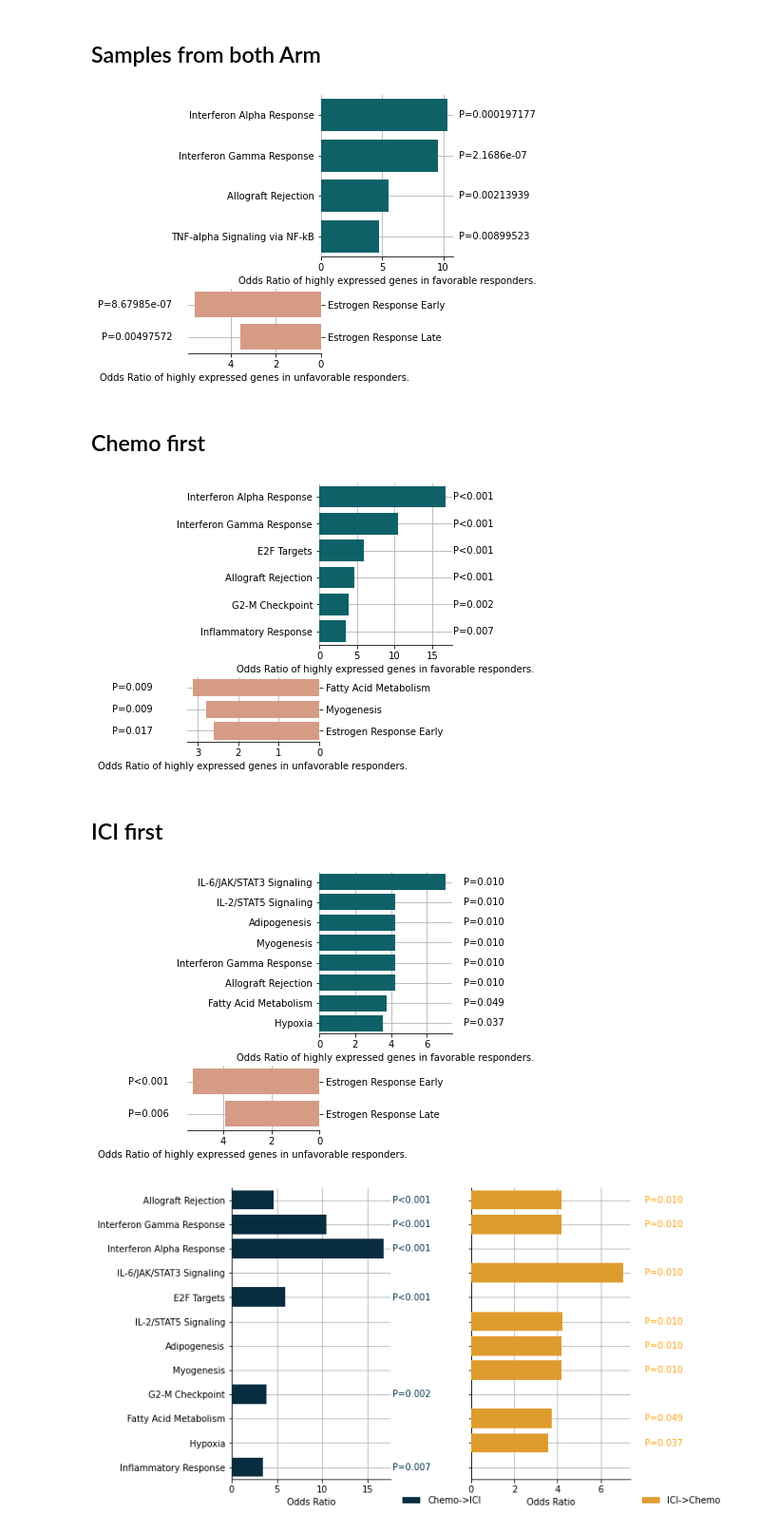
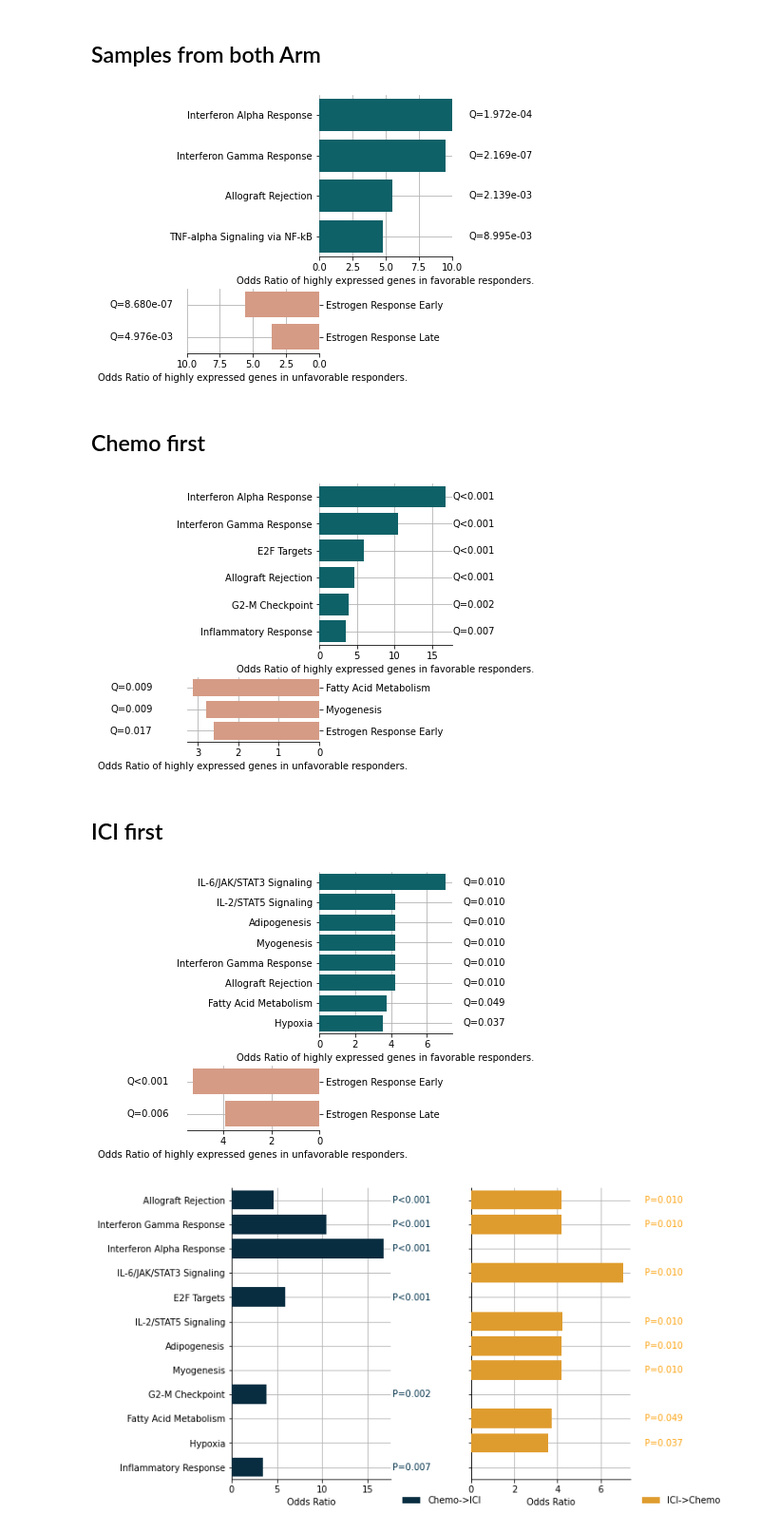
Before and after one commit to jingxinfu/primary_hr_brca_io_treated_genomic_analysis, a Jupyter notebook: notebooks/2_Transcriptomic_landscape of the trial population.ipynb, the cells around one changed output. Shown at 95% size. Cells and saved outputs as stored; diff of their text form; code cells hidden in the pictures.

```diff
--- a/notebooks/2_Transcriptomic_landscape of the trial population.ipynb
+++ b/notebooks/2_Transcriptomic_landscape of the trial population.ipynb
@@ -299,7 +300,7 @@ order = data.sort_values(x,ascending=False)['Term']
 ax = axs['B']
 sns.barplot(data=data,x=x,y=y,ax=ax,order=order,color=COLOR_PAlETTE['BestResponse']['0-I'],dodge=False,zorder=3)
 ax.grid(axis='both',zorder=0)
-
+ax.set_xlim(0,10)
 for ytick in ax.get_yticklabels():
     y_loc = ytick.get_position()[1]
     label = ytick.get_text()
@@ -308,38 +309,39 @@ for ytick in ax.get_yticklabels():
     if row.size>0:
         pvalue = row['Adjusted P-value'].values[0]
 
-        pvalue = 'P<0.00000001' if pvalue <0.00000001 else f'P={pvalue:g}'
+        pvalue = 'Q<0.00000001' if pvalue <0.00000001 else f'Q={pvalue:.3e}'
         ax.text(x=xmax,y=y_loc,s=pvalue,color='k',va='center',ha='left')
         xmax *=1.25
 ax.set(ylabel='',xlabel='Odds Ratio of highly expressed genes in favorable responders.')
 ax.spines[['left']].set_visible(False)
 
 ## Down
 data = sub_df.loc[sub_df.Direction=='Down',:].copy()
 data[y] = data[y].astype(str)
 order = data.sort_values(x,ascending=False)['Term']
 ax = axs['C']
 sns.barplot(data=data,x=x,y=y,ax=ax,order=order,color=COLOR_PAlETTE['BestResponse']['II-III'],dodge=False,zorder=3)
 ax.yaxis.tick_right()
+ax.set_xlim(0,10)
 ax.invert_xaxis()
 ax.grid(axis='both',zorder=0)
 for ytick in ax.get_yticklabels():
     y_loc = ytick.get_position()[1]
     label = ytick.get_text()
-    xmax = data[x].max()+1
+    xmax = 10+1
     row = data.loc[data[y]==label,:]
     if row.size>0:
         pvalue = row['Adjusted P-value'].values[0]
-        pvalue = 'P<0.00000001' if pvalue <0.00000001 else f'P={pvalue:g}'
+        pvalue = 'Q<0.00000001' if pvalue <0.00000001 else f'Q={pvalue:.3e}'
         ax.text(x=xmax,y=y_loc,s=pvalue,color='k',va='center',ha='right')
         xmax *=1.25
 ax.set(ylabel='',xlabel='Odds Ratio of highly expressed genes in unfavorable responders.')
 ax.spines[['left']].set_visible(False)
 
 plt.subplots_adjust(wspace=0,hspace=.5)
 # ax.set(title='Enriched Genesets in patients with RCB=0-I. (Baseline)',ylabel='')
 # %% [output]
-[figure, old version]
+[figure, new version]
 # %% [markdown]
 ## Chemo first
 # %%
@@ -374,7 +376,7 @@ for ytick in ax.get_yticklabels():
     row = data.loc[data[y]==label,:]
     if row.size>0:
         pvalue = row['Adjusted P-value'].values[0]
-        pvalue = 'P<0.001' if pvalue <0.001 else f'P={pvalue:.3f}'
+        pvalue = 'Q<0.001' if pvalue <0.001 else f'Q={pvalue:.3f}'
         ax.text(x=xmax,y=y_loc,s=pvalue,color='k',va='center',ha='left')
         xmax *=1.25
 ax.set(ylabel='',xlabel='Odds Ratio of highly expressed genes in favorable responders.')
@@ -396,7 +398,7 @@ for ytick in ax.get_yticklabels():
     row = data.loc[data[y]==label,:]
     if row.size>0:
         pvalue = row['Adjusted P-value'].values[0]
-        pvalue = 'P<0.001' if pvalue <0.001 else f'P={pvalue:.3f}'
+        pvalue = 'Q<0.001' if pvalue <0.001 else f'Q={pvalue:.3f}'
         ax.text(x=xmax,y=y_loc,s=pvalue,color='k',va='center',ha='right')
         xmax *=1.25
 ax.set(ylabel='',xlabel='Odds Ratio of highly expressed genes in unfavorable responders.')
@@ -405,7 +407,7 @@ ax.spines[['left']].set_visible(False)
 plt.subplots_adjust(wspace=0,hspace=.5)
 # ax.set(title='Enriched Genesets in patients with RCB=0-I. (Baseline)',ylabel='')
 # %% [output]
-[figure, old version]
+[figure, new version]
 # %% [markdown]
 ## ICI first
 # %%
@@ -440,7 +442,7 @@ for ytick in ax.get_yticklabels():
     row = data.loc[data[y]==label,:]
     if row.size>0:
         pvalue = row['Adjusted P-value'].values[0]
-        pvalue = 'P<0.001' if pvalue <0.001 else f'P={pvalue:.3f}'
+        pvalue = 'Q<0.001' if pvalue <0.001 else f'Q={pvalue:.3f}'
         ax.text(x=xmax,y=y_loc,s=pvalue,color='k',va='center',ha='left')
         xmax *=1.25
 ax.set(ylabel='',xlabel='Odds Ratio of highly expressed genes in favorable responders.')
@@ -462,7 +464,7 @@ for ytick in ax.get_yticklabels():
     row = data.loc[data[y]==label,:]
     if row.size>0:
         pvalue = row['Adjusted P-value'].values[0]
-        pvalue = 'P<0.001' if pvalue <0.001 else f'P={pvalue:.3f}'
+        pvalue = 'Q<0.001' if pvalue <0.001 else f'Q={pvalue:.3f}'
         ax.text(x=xmax,y=y_loc,s=pvalue,color='k',va='center',ha='right')
         xmax *=1.25
 ax.set(ylabel='',xlabel='Odds Ratio of highly expressed genes in unfavorable responders.')
@@ -471,7 +473,7 @@ ax.spines[['left']].set_visible(False)
 plt.subplots_adjust(wspace=0,hspace=.5)
 # ax.set(title='Enriched Genesets in patients with RCB=0-I. (Baseline)',ylabel='')
 # %% [output]
-[figure, old version]
+[figure, new version]
 # %%
 sub_df = df.loc[(df.Direction=='Up')&
                 (df.Method=='DESeq2')&
```
Also changed, not shown: parts of 8 cells of this notebook, 9 other files.
